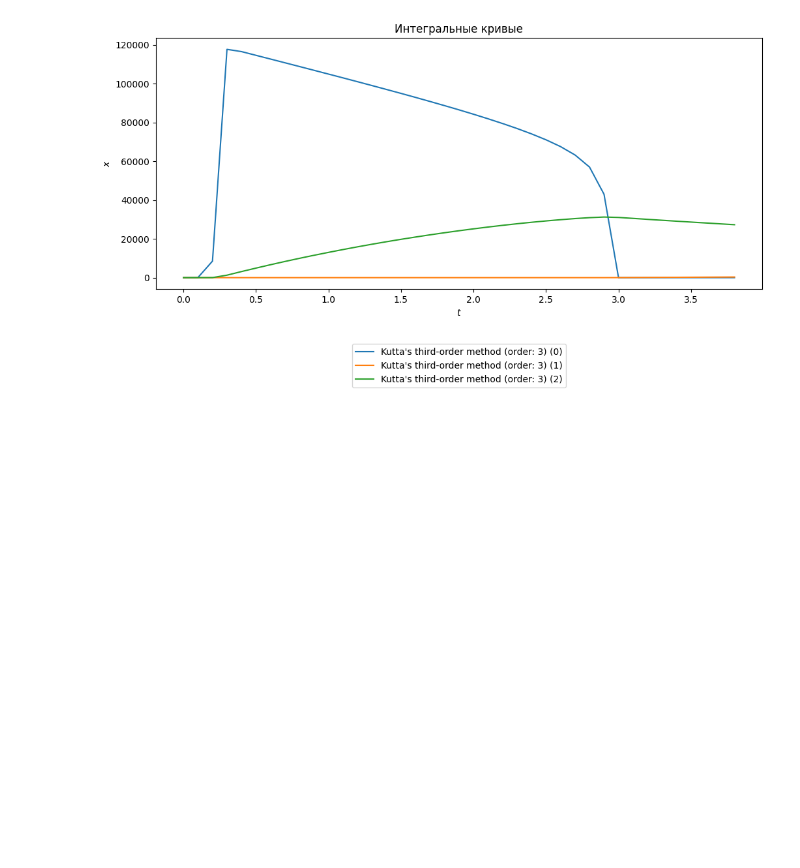
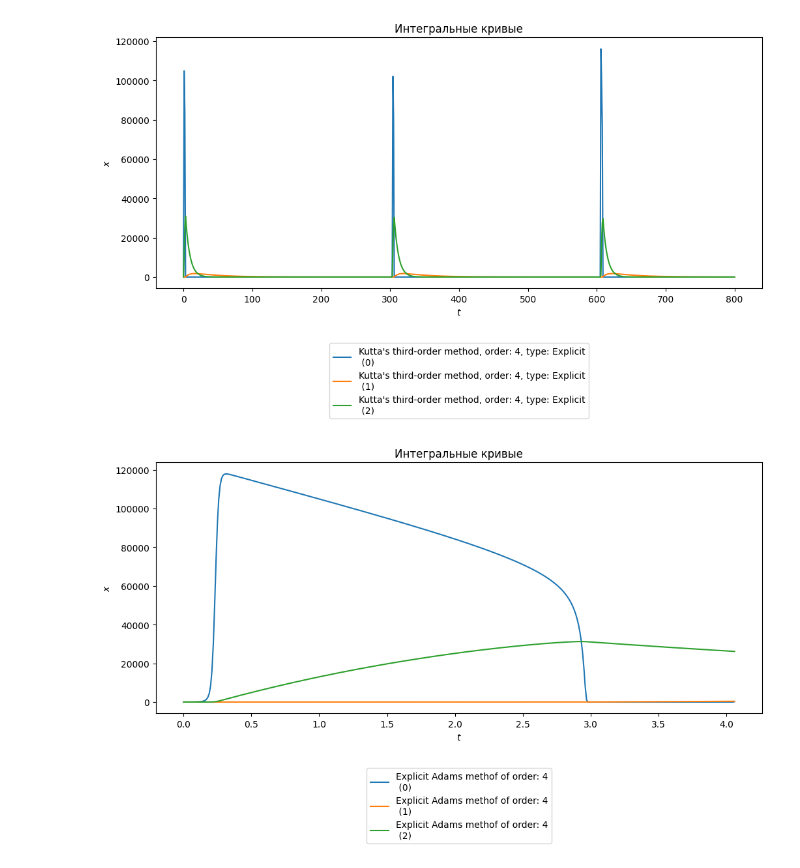
Before and after one commit to vlad-cool/MiptCompMath, a Jupyter notebook: lab6_plotters.ipynb, the cells around one changed output. Cells and saved outputs as stored; diff of their text form; code cells hidden in the pictures; blank space fills up the shorter version.

Commit message:
Rust solvers added

```diff
--- a/lab6_plotters.ipynb
+++ b/lab6_plotters.ipynb
@@ -8,41 +48,37 @@ plot_single = False
 # %%
-t = []
-x = []
+directory = "task6_2_data"
 
-with open("comp_math_rs/test.csv", "r") as f:
-    for line in f:
-        t_i = float(line.split(",")[0])
-        x_i = list(map(float, line.split(",")))[1:]
-        t.append(t_i)
-        x.append(x_i)
+plots = {}
 
-tau = 0.05
+for file in os.listdir(directory):
+    if not file.endswith(".csv"):
+        continue
+    with open(f"{directory}/{file}", "r") as f:
+        group = f.readline()
+        if group not in plots.keys():
+            plots[group] = []
 
-methods: list[solvers.RungeKuttaMethod] = []
+        class EmptyClass:
+            pass
 
-methods.append(
-    solvers.RungeKuttaMethod(
-        "Kutta's third-order method",
-        3,
-        solvers.ButcherTable(
-            [
-                [0.0,  0.0, 0.0, 0.0],
-                [1/2,  1/2, 0.0, 0.0],
-                [1.0, -1.0, 2.0, 0.0],
-                [0.0,  1/6, 2/3, 1/6],
-            ]
-        )
-    )
-)
+        plot = EmptyClass()
 
-methods[0].set_solution(t, x)
+        plot.name = f.readline()
+        plot.solution = EmptyClass()
+        plot.solution.t = []
+        plot.solution.x = []
+        for line in f:
+            t_i = float(line.split(",")[0])
+            x_i = list(map(float, line.split(",")))[1:]
+            plot.solution.t.append(t_i)
+            plot.solution.x.append(x_i)
 
-for method in methods:
-    # tau = method.step or tau
-    # method = solvers.solve_runge_kutta(f, t_start, t_stop, tau, x_0, method, print_progress=print_progress)
-    if plot_single:
-        plotters.plot_solutions([method], multidimensionals_solution=True)
+        plots[group].append(plot)
+        for key in plots.keys():
+            plot_solutions([plot], True)
 
-plotters.plot_solutions(methods, multidimensionals_solution=True)
+# for key in plots.keys():`
+#     plot_solutions(plots[group], True)`
 # %% [output]
-[figure, old version]
+[figure, new version]
+[figure, added]
```
Also changed, not shown: parts of 4 cells of this notebook, 8 other files.
